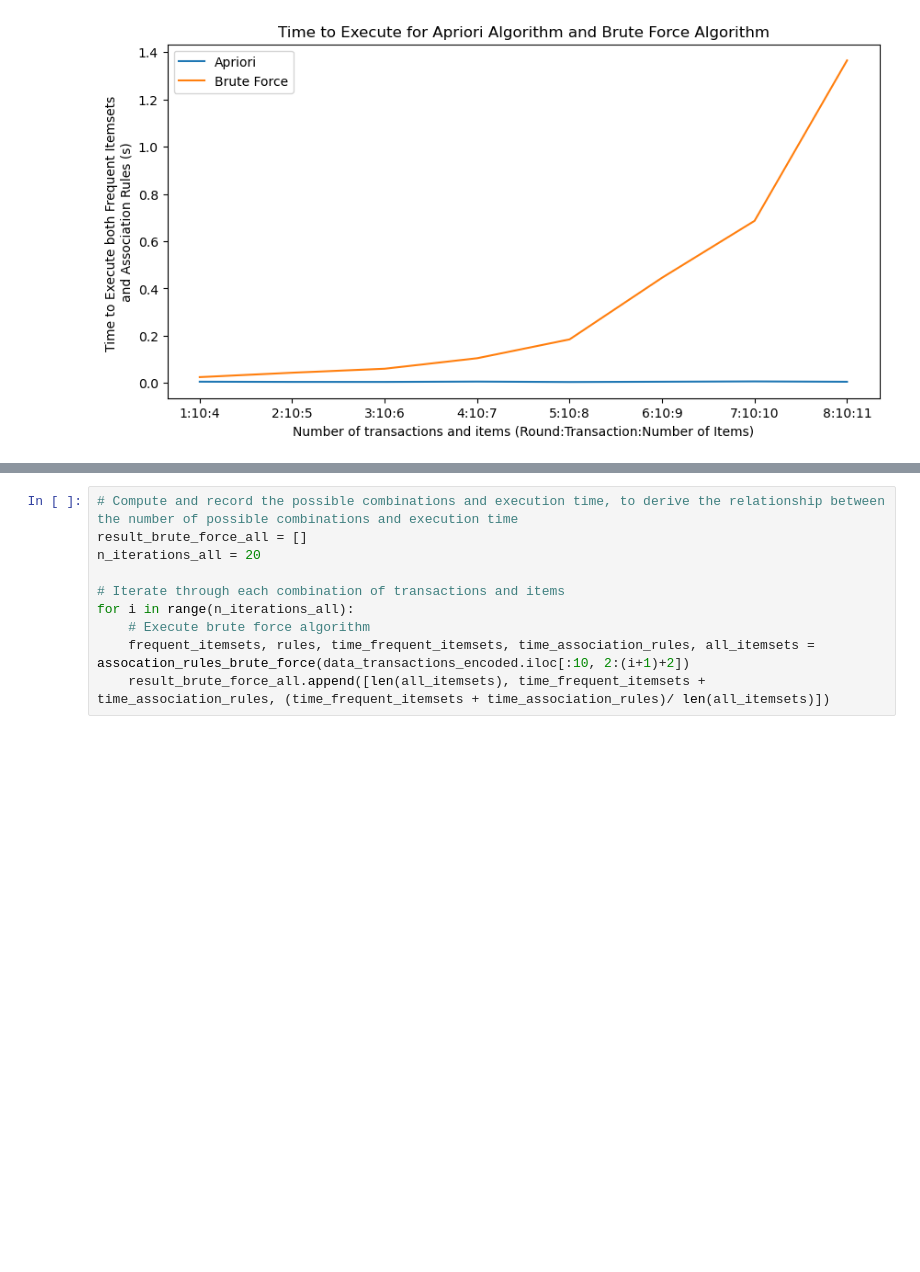
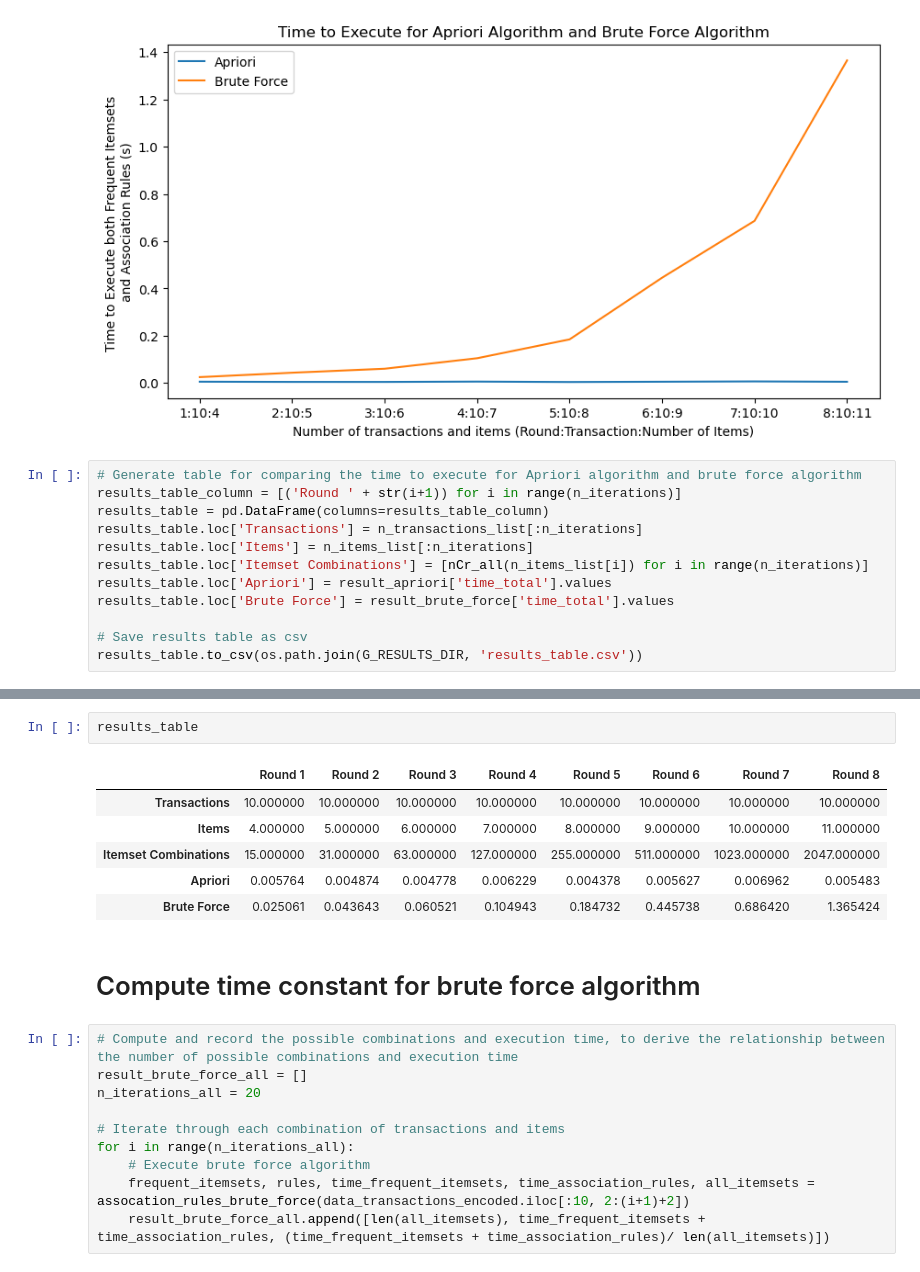
Before and after one commit to unused1/IN6227_Assignment2, a Jupyter notebook: main.ipynb, the cells around one changed output, grey strips where cells are left out. Drawn from its saved outputs; the diff is of its cells as text; blank space fills up the shorter version.

Commit message:
Added cell to create table for Apriori and Brute-force comparison

```diff
--- a/main.ipynb
+++ b/main.ipynb
@@ -622,3 +622,15 @@ plt.legend()
 # %% [output]
 <matplotlib.legend.Legend at 0x...>
 [figure]
+# %%
+# Generate table for comparing the time to execute for Apriori algorithm and brute force algorithm
+results_table_column = [('Round ' + str(i+1)) for i in range(n_iterations)]
+results_table = pd.DataFrame(columns=results_table_column)
+results_table.loc['Transactions'] = n_transactions_list[:n_iterations]
+results_table.loc['Items'] = n_items_list[:n_iterations]
+results_table.loc['Itemset Combinations'] = [nCr_all(n_items_list[i]) for i in range(n_iterations)]
+results_table.loc['Apriori'] = result_apriori['time_total'].values
+results_table.loc['Brute Force'] = result_brute_force['time_total'].values
+
+# Save results table as csv
+results_table.to_csv(os.path.join(G_RESULTS_DIR, 'results_table.csv'))
@@ -625,3 +655,14 @@ plt.legend()
+# %%
+results_table
+# %% [output]
+|  | Round 1 | Round 2 | Round 3 | Round 4 | Round 5 | Round 6 | Round 7 | Round 8 |
+| Transactions | 10.000000 | 10.000000 | 10.000000 | 10.000000 | 10.000000 | 10.000000 | 10.000000 | 10.000000 |
+| Items | 4.000000 | 5.000000 | 6.000000 | 7.000000 | 8.000000 | 9.000000 | 10.000000 | 11.000000 |
+| Itemset Combinations | 15.000000 | 31.000000 | 63.000000 | 127.000000 | 255.000000 | 511.000000 | 1023.000000 | 2047.000000 |
+| Apriori | 0.005764 | 0.004874 | 0.004778 | 0.006229 | 0.004378 | 0.005627 | 0.006962 | 0.005483 |
+| Brute Force | 0.025061 | 0.043643 | 0.060521 | 0.104943 | 0.184732 | 0.445738 | 0.686420 | 1.365424 |
+# %% [markdown]
+# Compute time constant for brute force algorithm
 # %%
 # Compute and record the possible combinations and execution time, to derive the relationship between the number of possible combinations and execution time
 result_brute_force_all = []
```
Also changed, not shown: parts of 5 cells of this notebook, 1 other file.
